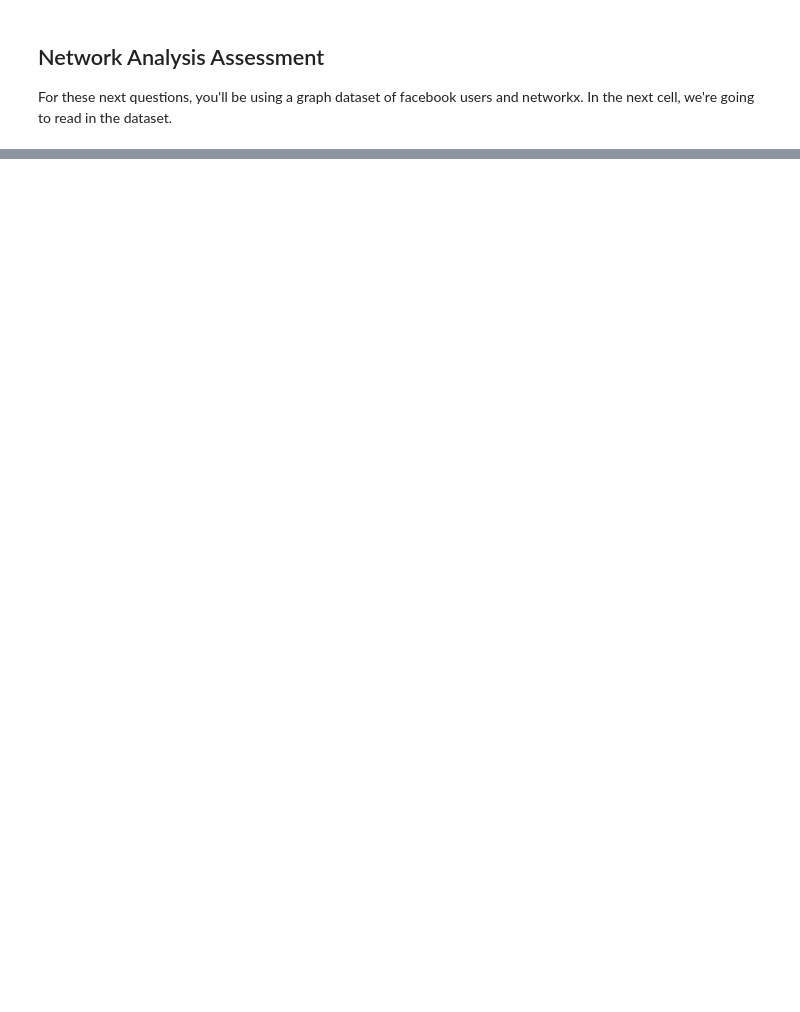
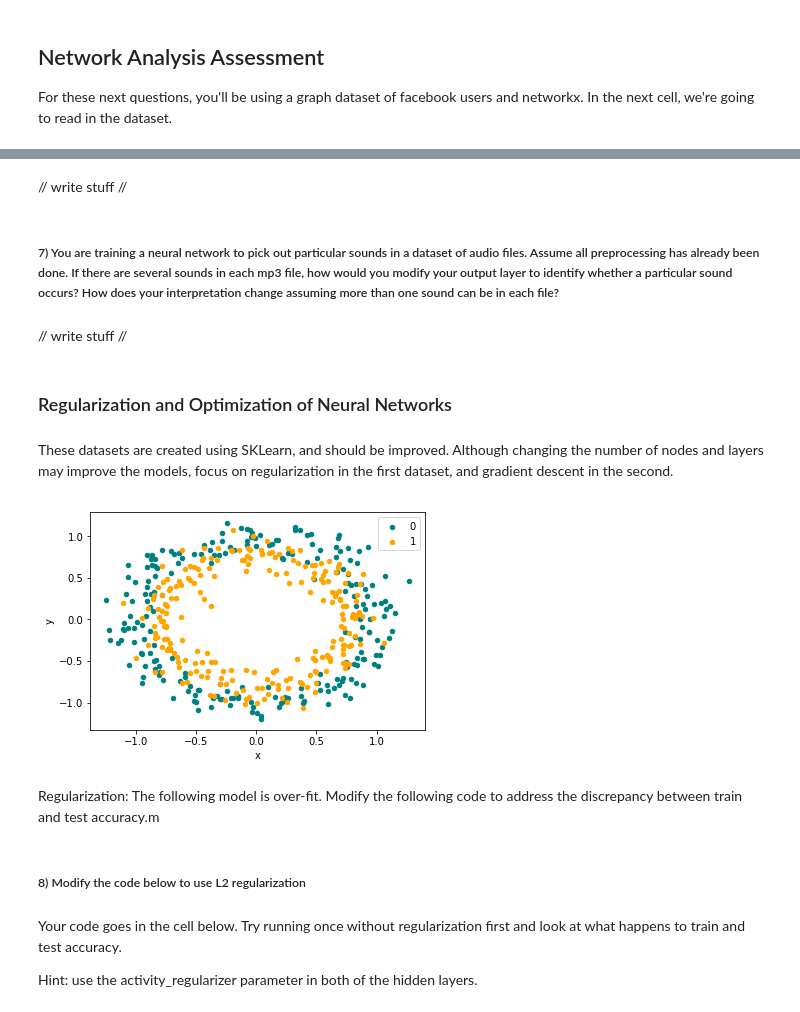
Before and after one commit to learn-co-students/module-6-code-challenge-round-1-online-ds-pt-021119-module-6-assessment-1581448202, a Jupyter notebook: Mod 6 Assessment.ipynb, the cells around one changed output, grey strips where cells are left out. Cells and saved outputs as stored; diff of their text form; code cells hidden in the pictures; blank space fills up the shorter version.

```diff
--- a/Mod 6 Assessment.ipynb
+++ b/Mod 6 Assessment.ipynb
@@ -251,0 +345,26 @@ def find_k_communities(graph,k):
+# %% [markdown]
+// write stuff //
+# %% [markdown]
+##### 7) You are training a neural network to pick out particular sounds in a dataset of audio files. Assume all preprocessing has already been done. If there are several sounds in each mp3 file, how would you modify your output layer to identify whether a particular sound occurs? How does your interpretation change assuming more than one sound can be in each file?
+# %% [markdown]
+// write stuff //
+# %% [markdown]
+### Regularization and Optimization of Neural Networks
+# %% [markdown]
+These datasets are created using SKLearn, and should be improved. Although changing the number of nodes and layers may improve the models, focus on regularization in the first dataset, and gradient descent in the second.
+# %%
+np.random.seed(0)
+# generate 2d classification dataset
+X, y = make_circles(n_samples=450, noise=0.12)
+df = pd.DataFrame(dict(x=X[:,0], y=X[:,1], label=y))
+colors = {0:'teal', 1:'orange'}
+fig, ax = pyplot.subplots()
+grouped = df.groupby('label')
+for key, group in grouped:
+    if key != 2:
+        group.plot(ax=ax, kind='scatter', x='x', y='y', label=key, color=colors[key])
+pyplot.show()
+# %% [output]
+[figure, added]
+# %% [markdown]
+Regularization: The following model is over-fit. Modify the following code to address the discrepancy between train and test accuracy.m
@@ -251,0 +374,6 @@ def find_k_communities(graph,k):
+# %% [markdown]
+##### 8) Modify the code below to use L2 regularization
+# %% [markdown]
+Your code goes in the cell below. Try running once without regularization first and look at what happens to train and test accuracy.
+
+Hint: use the activity_regularizer parameter in both of the hidden layers.
```
Also changed, not shown: parts of 47 cells of this notebook.
